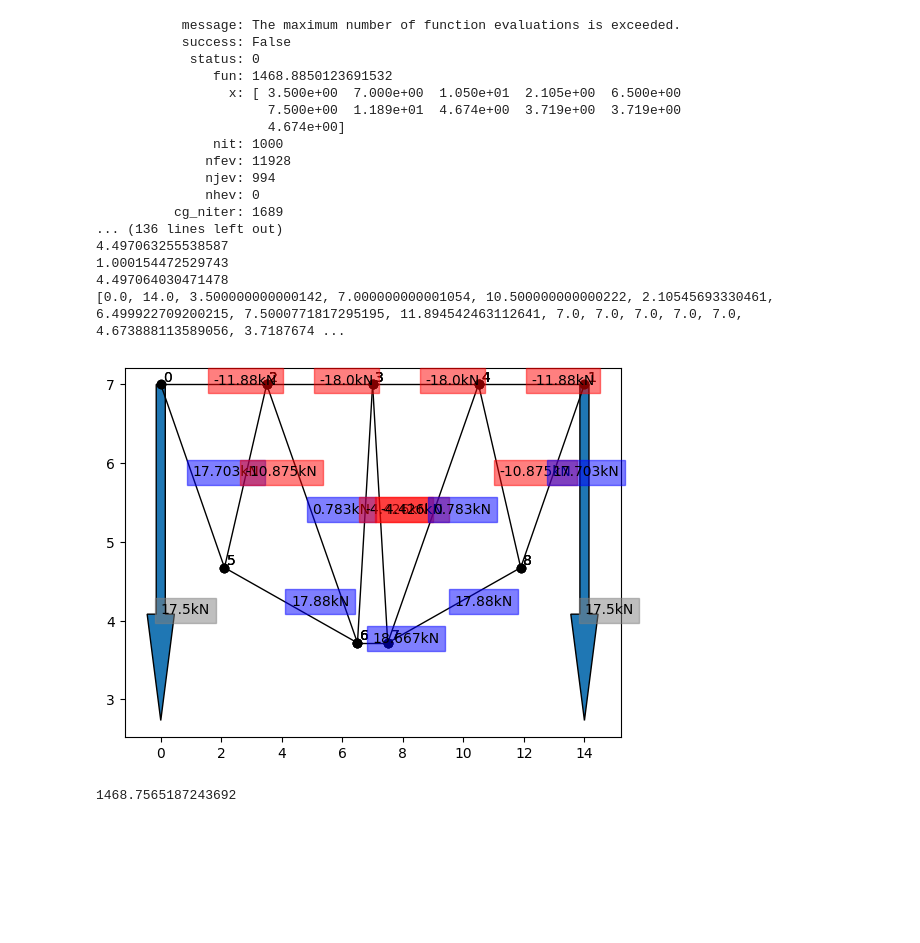
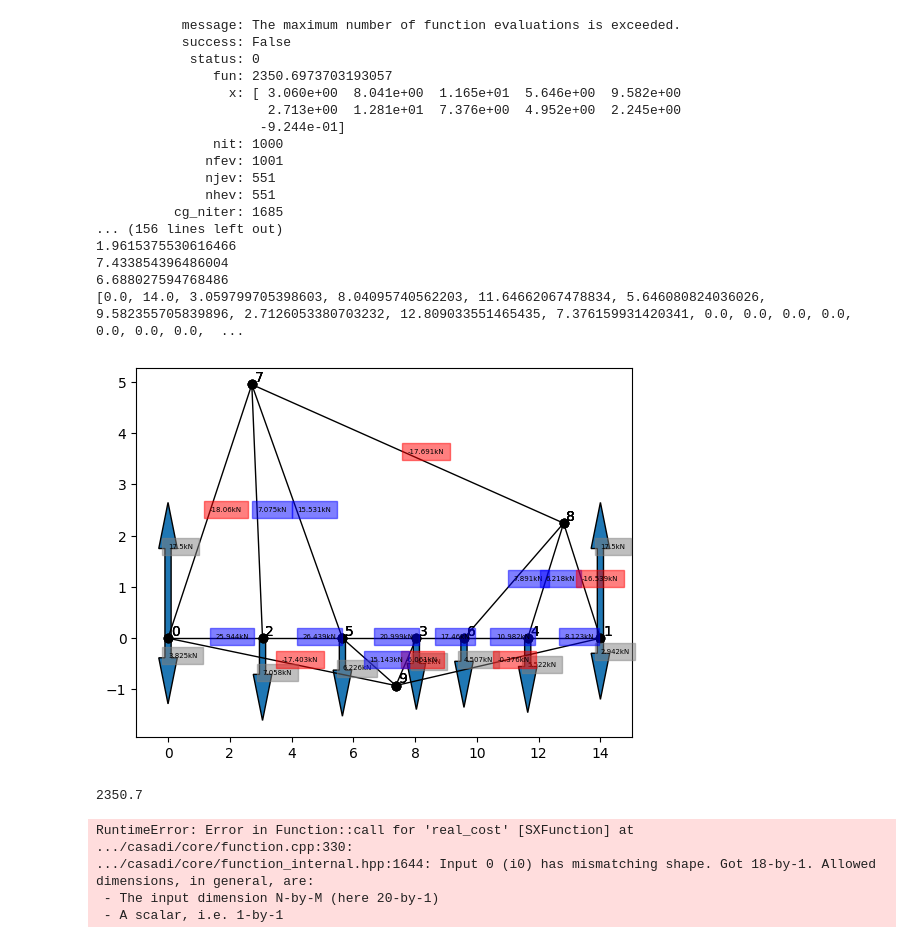
Before and after one commit to OLeather/truss-optimization, a Jupyter notebook: optimize-casadi.ipynb, the cells around one changed output. Saved outputs shown, nothing was run; the diff lists cells and outputs as text; code cells hidden in the pictures; blank space fills up the shorter version.

```diff
--- a/optimize-casadi.ipynb
+++ b/optimize-casadi.ipynb
@@ -96,14 +112,30 @@ for i in range(len(truss.links)):
         upper = 3.5
     nonlinear_constraints.append(NonlinearConstraint(lambda x, i=i: float(Function('length{0}'.format(i),[truss.xs],[truss.links[i].length])(correct(x))), 1, upper))
     nonlinear_constraints.append(NonlinearConstraint(lambda x, i=i: float(Function('length{0}'.format(i),[truss.xs],[truss.links[i].force])(correct(x))), -6*3, 9*3))
+for i in range(len(truss.joints)):
+    if(truss.joints[i].type == JointType.PIN):
+            nonlinear_constraints.append(NonlinearConstraint(lambda x, i=i: float(correct(x)[i]), 0, 0))
+    if(truss.joints[i].type == JointType.ROLLER):
+            nonlinear_constraints.append(NonlinearConstraint(lambda x, i=i: float(correct(x)[i]), 14, 14))
+    # if(i in bridge_joints):
+    #     nonlinear_constraints.append(NonlinearConstraint(lambda x, i=i: float(x[i+len(truss.joints)]), 0, 0))
 
 lower = [-14] * len(unknowns)
 upper = [14] * len(unknowns)
 
+# for i in bridge_joints:
+#     lower[i+len(truss.joints)] = 0
+#     upper[i+len(truss.joints)] = 0
+# lower[bridge_joints[0]] = 0
+# upper[bridge_joints[0]] = 0
+# lower[bridge_joints[-1]] = 14
+# upper[bridge_joints[-1]] = 14
+
 bounds = tuple(zip(lower, upper))
+print(xs)
 print(bounds)
 
 print(nonlinear_constraints)
 
-res = minimize(lambda x: cost(correct(x)), unknowns, method='trust-constr',options={'initial_constr_penalty':1, 'maxiter':1000},  bounds=bounds, constraints=[*nonlinear_constraints])
+res = minimize(lambda x: real_cost(correct(x)), unknowns, jac=cost_jac, hess=cost_hess, bounds=bounds, method='trust-constr',options={'initial_constr_penalty':1, 'maxiter':1000}, constraints=[*nonlinear_constraints])
 # %% [output]
@@ -128,33 +159,41 @@ res = minimize(lambda x: cost(correct(x)), unknowns, method='trust-constr',optio
 # %%
 x = correct(res.x)
 print(res)
 for link in truss.links:
     print(float(Function('length',[truss.xs],[link.length])(x)))
 
 print(x)
-truss.plot(x, plot_member=True)
+truss.plot(x, plot_member=True, plot_external=True)
 
-print(truss.real_cost(x))
+print(real_cost(x))
 # %% [output]
            message: The maximum number of function evaluations is exceeded.
            success: False
             status: 0
-               fun: 1468.8850123691532
-                 x: [ 3.500e+00  7.000e+00  1.050e+01  2.105e+00  6.500e+00
-                      7.500e+00  1.189e+01  4.674e+00  3.719e+00  3.719e+00
-                      4.674e+00]
+               fun: 2350.6973703193057
+                 x: [ 3.060e+00  8.041e+00  1.165e+01  5.646e+00  9.582e+00
+                      2.713e+00  1.281e+01  7.376e+00  4.952e+00  2.245e+00
+                     -9.244e-01]
                nit: 1000
-              nfev: 11928
-              njev: 994
-              nhev: 0
-          cg_niter: 1689
-... (136 lines left out)
-4.497063255538587
-1.000154472529743
-4.497064030471478
-[0.0, 14.0, 3.500000000000142, 7.000000000001054, 10.500000000000222, 2.10545693330461, 6.499922709200215, 7.5000771817295195, 11.894542463112641, 7.0, 7.0, 7.0, 7.0, 7.0, 4.673888113589056, 3.7187674 ...
+              nfev: 1001
+              njev: 551
+              nhev: 551
+          cg_niter: 1685
+... (156 lines left out)
+1.9615375530616466
+7.433854396486004
+6.688027594768486
+[0.0, 14.0, 3.059799705398603, 8.04095740562203, 11.64662067478834, 5.646080824036026, 9.582355705839896, 2.7126053380703232, 12.809033551465435, 7.376159931420341, 0.0, 0.0, 0.0, 0.0, 0.0, 0.0, 0.0,  ...
-[figure, old version]
+[figure, new version]
-1468.7565187243692
+2350.7
+# %%
+x_test = [0.0, 14.0, 3.5, 7, 10.5, 4.42996656570212, 9.655462206325538, 1.7870875610913732, 12.166366150478423, 0.0, 0.0, 0.0, 0.0, 0.0, -3.447233938992347, -3.3830525725910925, -1.981717653459234, -2.013753460497979]
+print(real_cost(x_test))
+# %% [output]
+RuntimeError: Error in Function::call for 'real_cost' [SXFunction] at .../casadi/core/function.cpp:330:
+.../casadi/core/function_internal.hpp:1644: Input 0 (i0) has mismatching shape. Got 18-by-1. Allowed dimensions, in general, are:
+ - The input dimension N-by-M (here 20-by-1)
+ - A scalar, i.e. 1-by-1
 # %%
 # opti = casadi.Opti()
 
```
Also changed, not shown: parts of 4 cells of this notebook, 3 other files.
